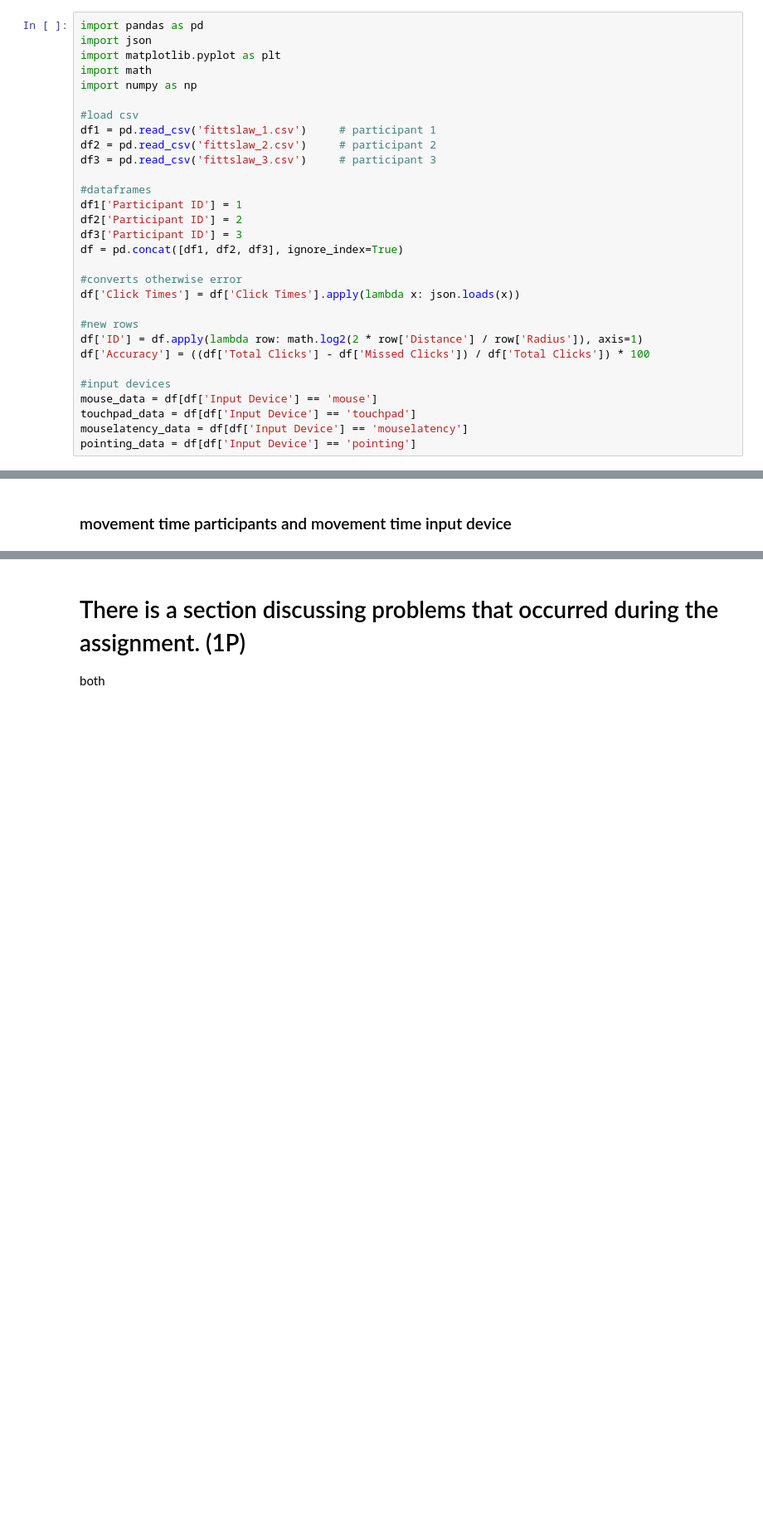
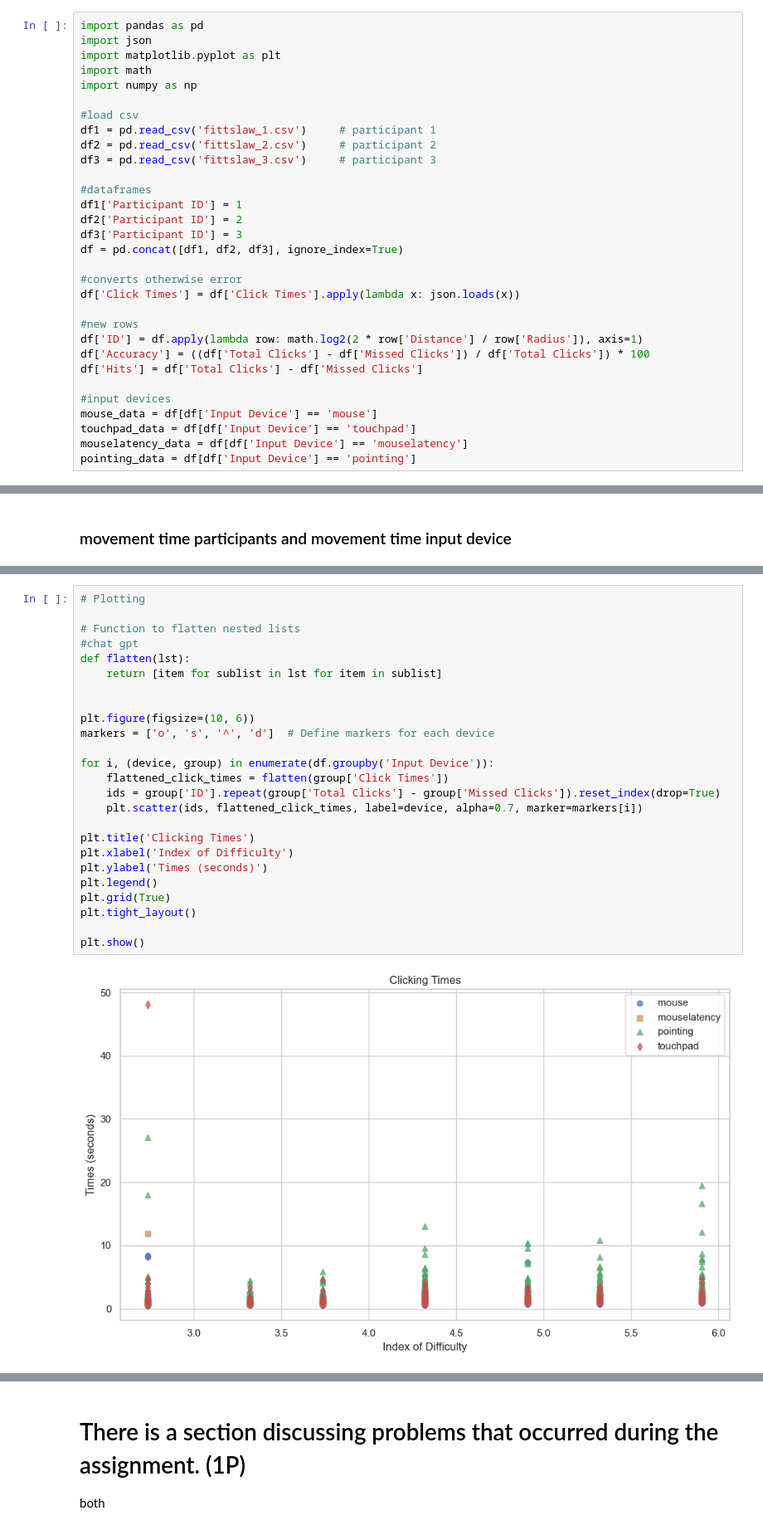
Before and after one commit to ITT-24/assignment-07-pointing-the-motion-masters, a Jupyter notebook: evaluation.ipynb, the cells around one changed output, grey strips where cells are left out. Shown: that part at 83% size. Saved outputs shown, nothing was run; the diff lists cells and outputs as text; blank space fills up the shorter version.

Commit message:
all graphs

```diff
--- a/evaluation.ipynb
+++ b/evaluation.ipynb
@@ -32,6 +32,7 @@ df['Click Times'] = df['Click Times'].apply(lambda x: json.loads(x))
 #new rows
 df['ID'] = df.apply(lambda row: math.log2(2 * row['Distance'] / row['Radius']), axis=1)
 df['Accuracy'] = ((df['Total Clicks'] - df['Missed Clicks']) / df['Total Clicks']) * 100
+df['Hits'] = df['Total Clicks'] - df['Missed Clicks']
 
 #input devices
 mouse_data = df[df['Input Device'] == 'mouse']
@@ -145,3 +147,30 @@ def plot_average_accuracy(avg_accuracy):
 plot_average_accuracy(avg_accuracy)
 # %% [output]
 [figure]
+# %%
+# Plotting
+
+# Function to flatten nested lists
+#chat gpt
+def flatten(lst):
+    return [item for sublist in lst for item in sublist]
+
+
+plt.figure(figsize=(10, 6))
+markers = ['o', 's', '^', 'd']  # Define markers for each device
+
+for i, (device, group) in enumerate(df.groupby('Input Device')):
+    flattened_click_times = flatten(group['Click Times'])
+    ids = group['ID'].repeat(group['Total Clicks'] - group['Missed Clicks']).reset_index(drop=True)
+    plt.scatter(ids, flattened_click_times, label=device, alpha=0.7, marker=markers[i])
+
+plt.title('Clicking Times')
+plt.xlabel('Index of Difficulty')
+plt.ylabel('Times (seconds)')
+plt.legend()
+plt.grid(True)
+plt.tight_layout()
+
+plt.show()
+# %% [output]
+[figure, added]
```
Also changed, not shown: parts of 2 cells of this notebook.
